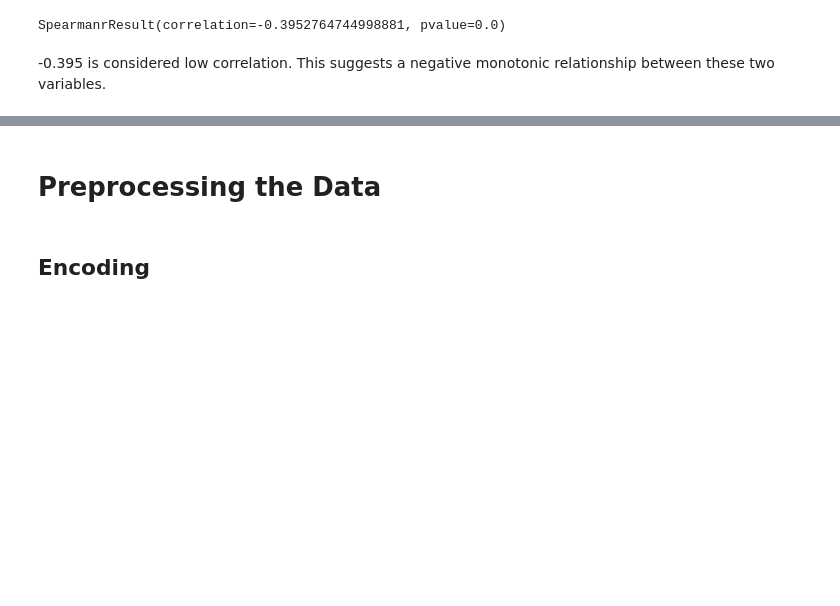
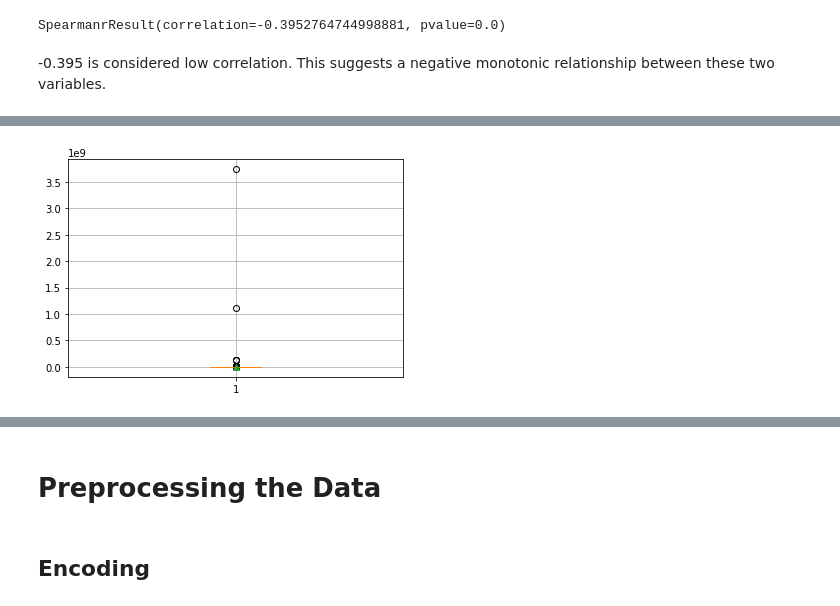
Before and after one commit to jaredap1995/UCB_project_4, a Jupyter notebook: regression_btt.ipynb, the cells around one changed output, grey strips where cells are left out. Drawn from its saved outputs; the diff is of its cells as text; code cells hidden in the pictures; blank space fills up the shorter version.

```diff
--- a/regression_btt.ipynb
+++ b/regression_btt.ipynb
@@ -116,0 +132,7 @@ SpearmanrResult(correlation=-0.3952764744998881, pvalue=0.0)
+# %%
+# Plot boxplot for prices
+plt.boxplot(test_df['price'], showmeans=True)
+plt.grid()
+plt.show()
+# %% [output]
+[figure, added]
```
Also changed, not shown: parts of 21 cells of this notebook.
